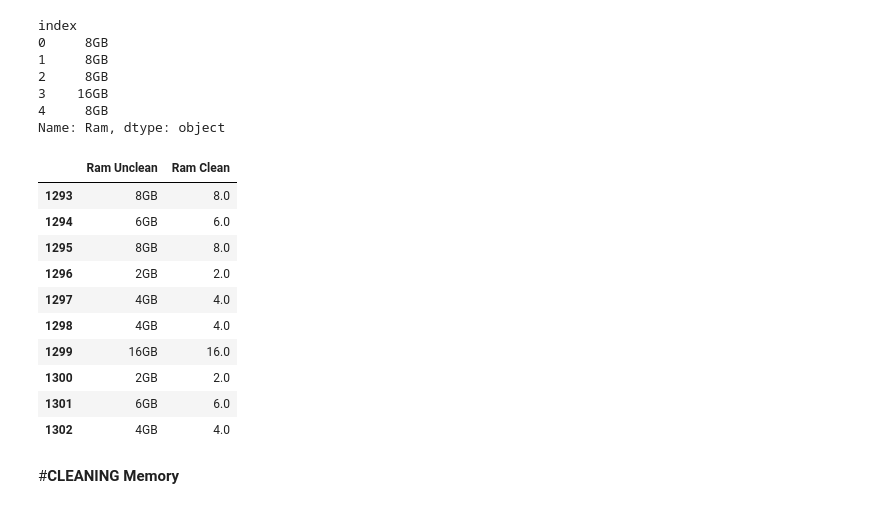
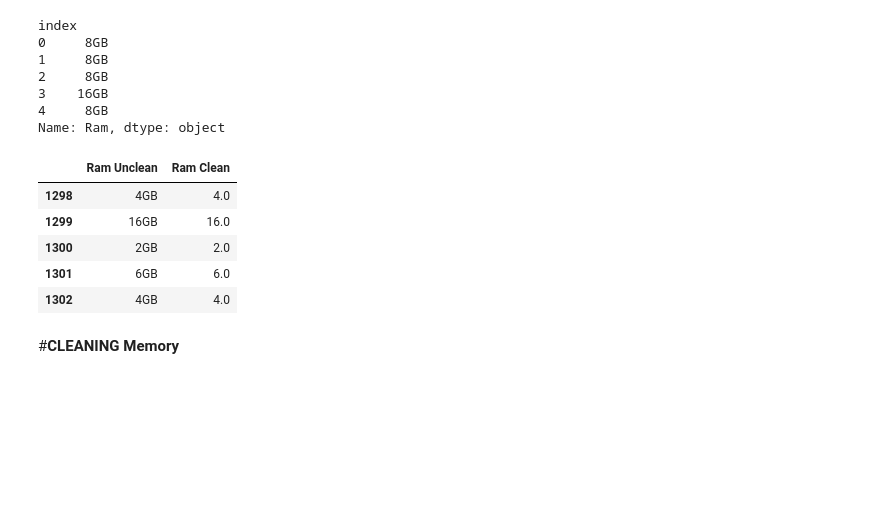
Before and after one commit to MinhLam577/ChatBot, a Jupyter notebook: DataCleaning.ipynb, the cells around one changed output. Saved outputs shown, nothing was run; the diff lists cells and outputs as text; code cells hidden in the pictures; blank space fills up the shorter version.

```diff
--- a/DataCleaning.ipynb
+++ b/DataCleaning.ipynb
@@ -24,10 +6,12 @@ import seaborn as sns
 from sklearn.preprocessing import LabelEncoder
 from matplotlib.ticker import MultipleLocator
 %matplotlib inline
+# %%
+laptop_data_path = "data/csv/laptop_data.csv"
 # %%
-df = pd.read_csv("laptop_data.csv")
-df_uncleaned = pd.read_csv("laptop_data_test.csv")
-df_cleaned = pd.read_csv("laptop_data.csv")
+df = pd.read_csv(laptop_data_path)
+df_uncleaned = pd.read_csv(laptop_data_path)
+df_cleaned = pd.read_csv(laptop_data_path)
 # %%
 df.head()
 # %% [output]
@@ -215,14 +189,9 @@ df["Ram"] = df["Ram"].astype("float")
 # %%
 concatenate = pd.concat([df_uncleaned['Ram'], df['Ram']], axis=1)
 concatenate.columns = ["Ram Unclean", "Ram Clean"]
-concatenate.tail(10)
+concatenate.tail(5)
 # %% [output]
 |  | Ram Unclean | Ram Clean |
-| 1293 | 8GB | 8.0 |
-| 1294 | 6GB | 6.0 |
-| 1295 | 8GB | 8.0 |
-| 1296 | 2GB | 2.0 |
-| 1297 | 4GB | 4.0 |
 | 1298 | 4GB | 4.0 |
 | 1299 | 16GB | 16.0 |
 | 1300 | 2GB | 2.0 |
```
Also changed, not shown: parts of 11 cells of this notebook, 18 other files.
